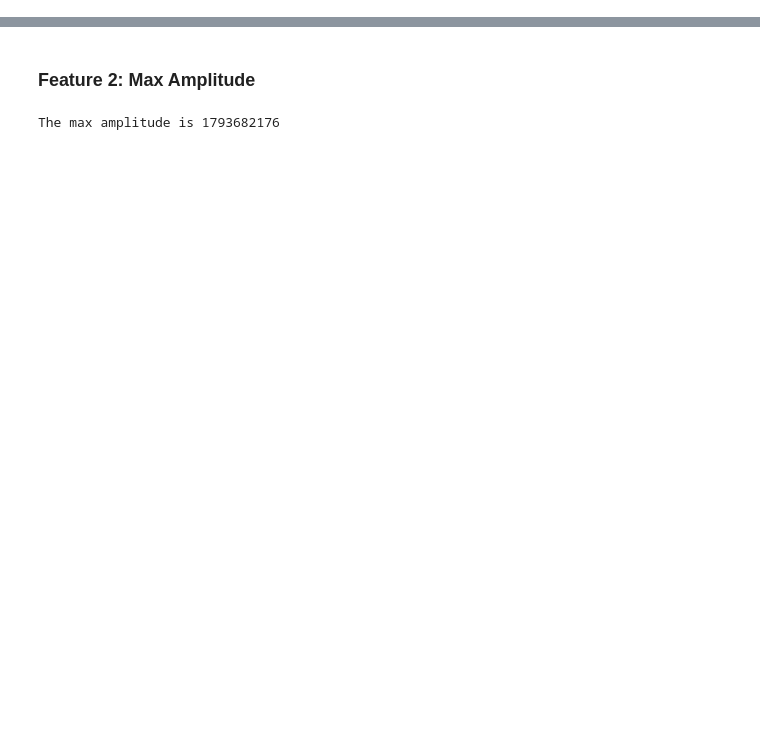
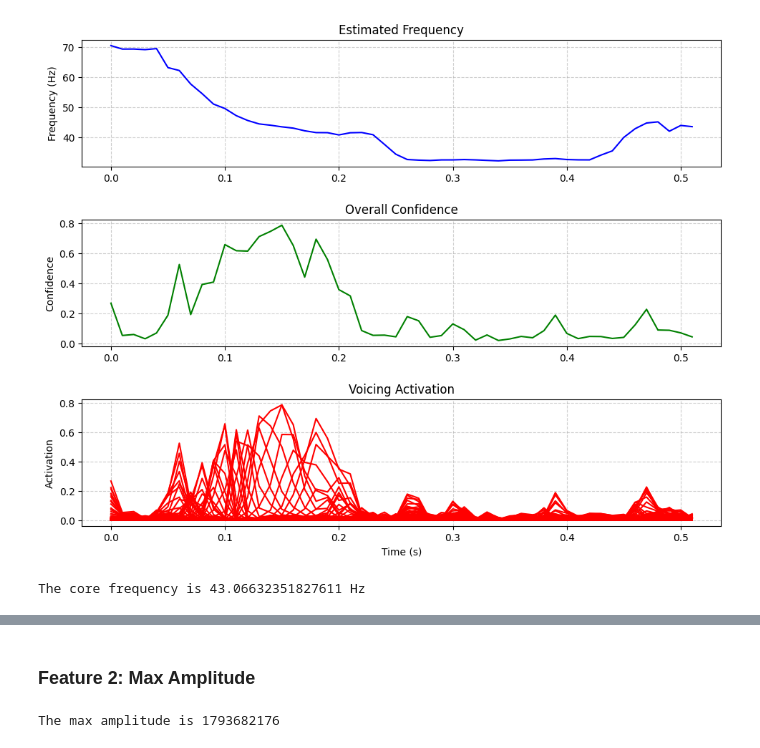
Before and after one commit to dsci445-csu/project-6, a Jupyter notebook: read_data.ipynb, the cells around one changed output, grey strips where cells are left out. Cells and saved outputs as stored; diff of their text form; code cells hidden in the pictures; blank space fills up the shorter version.

```diff
--- a/read_data.ipynb
+++ b/read_data.ipynb
@@ -30,0 +24,33 @@ The core frequency is 43.06632351827611 Hz
+# %%
+# Example
+sr, audio = wavfile.read("SortedSamples/kicks/ah_kick_gust.wav")
+time, frequency, confidence, activation = crepe.predict(audio, sr, viterbi=True)
+
+plt.figure(figsize=(10, 8))
+plt.subplot(3, 1, 1)
+plt.plot(time, frequency, color='b', linewidth=1.5)
+plt.grid(True, linestyle='--', alpha=0.6)
+plt.ylabel('Frequency (Hz)')
+plt.title('Estimated Frequency')
+plt.tight_layout(pad=2.0)
+
+plt.subplot(3, 1, 2)
+plt.plot(time, confidence, color='g', linewidth=1.5)
+plt.grid(True, linestyle='--', alpha=0.6)
+plt.ylabel('Confidence')
+plt.title('Overall Confidence')
+plt.tight_layout(pad=2.0)
+
+plt.subplot(3, 1, 3)
+plt.plot(time, activation, color='r', linewidth=1.5)
+plt.grid(True, linestyle='--', alpha=0.6)
+plt.ylabel('Activation')
+plt.xlabel('Time (s)')
+plt.title('Voicing Activation')
+plt.tight_layout(pad=2.0)
+# plt.gca().set_prop_cycle(color=plt.cm.Reds(np.linspace(0.3, 1, len(time))))
+
+plt.show()
+
+print(f'The core frequency is {frequency.mean()} Hz')
+# %% [output]
@@ -30,0 +58,2 @@ The core frequency is 43.06632351827611 Hz
+[figure, added]
+The core frequency is 43.06632351827611 Hz
```
Also changed, not shown: parts of 29 cells of this notebook.
